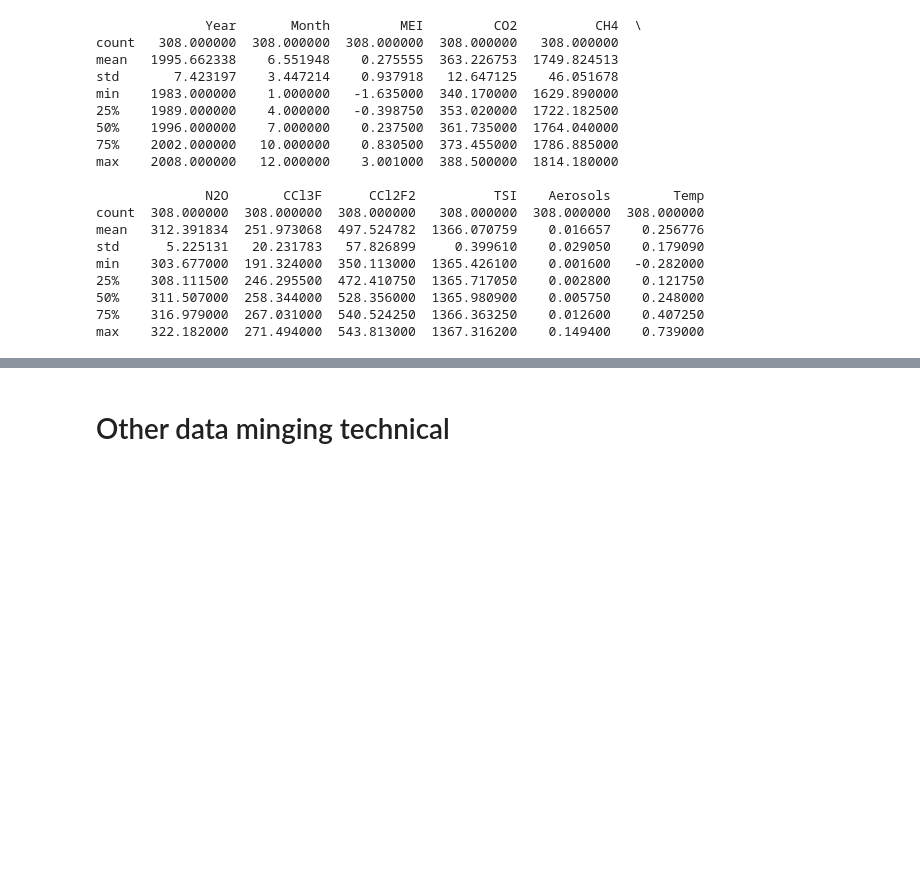
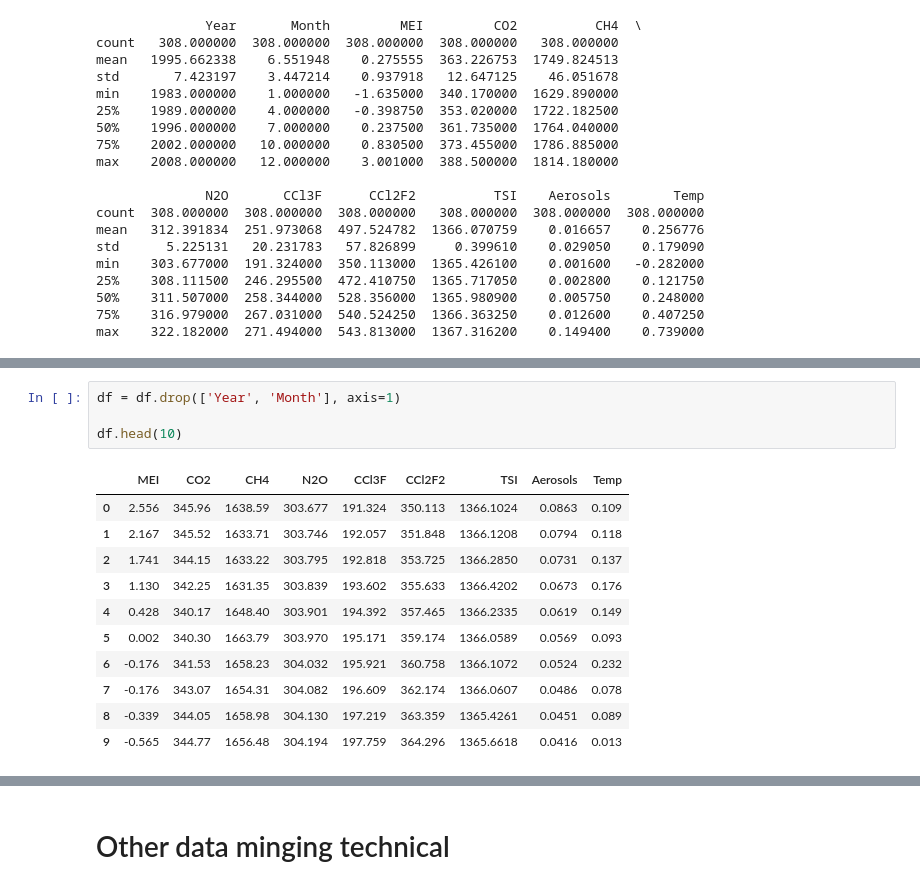
Before and after one commit to hqiuyu/Sunflower, a Jupyter notebook: sun_flower.ipynb, the cells around one changed output, grey strips where cells are left out. Cells and saved outputs as stored; diff of their text form; blank space fills up the shorter version.

```diff
--- a/sun_flower.ipynb
+++ b/sun_flower.ipynb
@@ -142 +209,17 @@ First, we will split dependent variable Temp as y and its factors as x.
+# %%
+df = df.drop(['Year', 'Month'], axis=1)
+
+df.head(10)
+# %% [output]
+|  | MEI | CO2 | CH4 | N2O | CCl3F | CCl2F2 | TSI | Aerosols | Temp |
+| 0 | 2.556 | 345.96 | 1638.59 | 303.677 | 191.324 | 350.113 | 1366.1024 | 0.0863 | 0.109 |
+| 1 | 2.167 | 345.52 | 1633.71 | 303.746 | 192.057 | 351.848 | 1366.1208 | 0.0794 | 0.118 |
+| 2 | 1.741 | 344.15 | 1633.22 | 303.795 | 192.818 | 353.725 | 1366.2850 | 0.0731 | 0.137 |
+| 3 | 1.130 | 342.25 | 1631.35 | 303.839 | 193.602 | 355.633 | 1366.4202 | 0.0673 | 0.176 |
+| 4 | 0.428 | 340.17 | 1648.40 | 303.901 | 194.392 | 357.465 | 1366.2335 | 0.0619 | 0.149 |
+| 5 | 0.002 | 340.30 | 1663.79 | 303.970 | 195.171 | 359.174 | 1366.0589 | 0.0569 | 0.093 |
+| 6 | -0.176 | 341.53 | 1658.23 | 304.032 | 195.921 | 360.758 | 1366.1072 | 0.0524 | 0.232 |
+| 7 | -0.176 | 343.07 | 1654.31 | 304.082 | 196.609 | 362.174 | 1366.0607 | 0.0486 | 0.078 |
+| 8 | -0.339 | 344.05 | 1658.98 | 304.130 | 197.219 | 363.359 | 1365.4261 | 0.0451 | 0.089 |
+| 9 | -0.565 | 344.77 | 1656.48 | 304.194 | 197.759 | 364.296 | 1365.6618 | 0.0416 | 0.013 |
 # %% [markdown]
```
Also changed, not shown: parts of 37 cells of this notebook, 1 other file.
